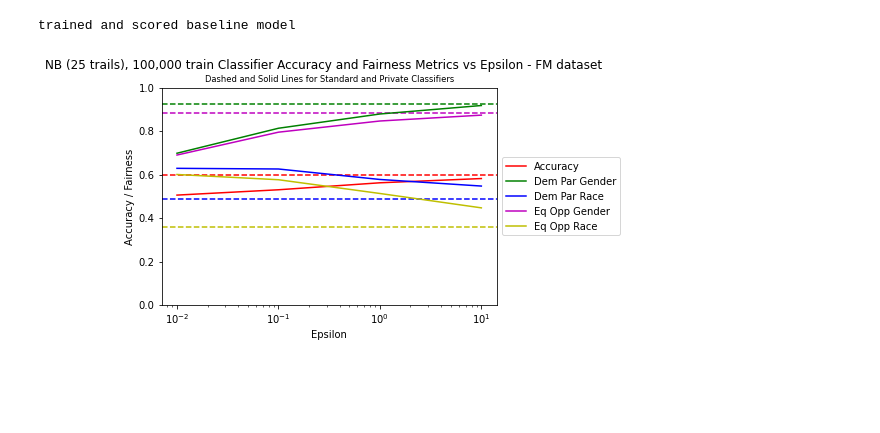
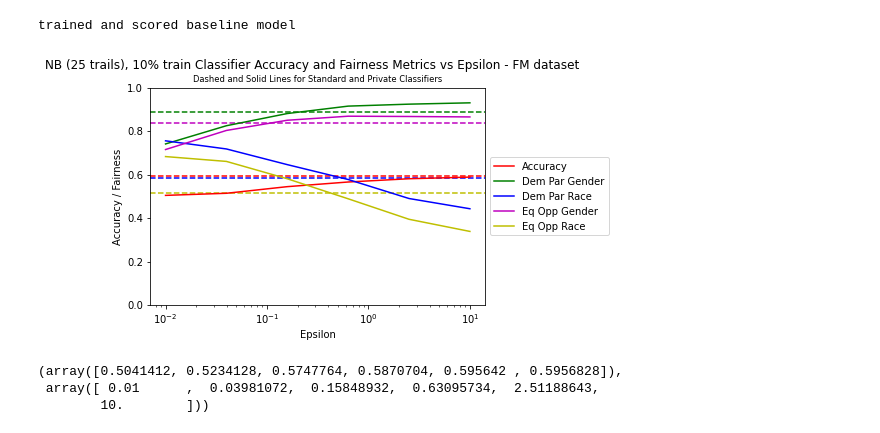
Before and after one commit to ajbisberg/csci631, a Jupyter notebook: project/ibm_dp_notebooks/alex-dplib-exp-nb-lr-v2-parallel.ipynb, the cells around one changed output. Saved outputs shown, nothing was run; the diff lists cells and outputs as text; code cells hidden in the pictures; blank space fills up the shorter version.

```diff
--- a/project/ibm_dp_notebooks/alex-dplib-exp-nb-lr-v2-parallel.ipynb
+++ b/project/ibm_dp_notebooks/alex-dplib-exp-nb-lr-v2-parallel.ipynb
@@ -34,7 +34,8 @@ def smooth(scalars, weight):  # Weight between 0 and 1
         last = smoothed_val                                  # Anchor the last smoothed value
     return smoothed
 
-eps_list = np.logspace(-2, 1, 4) # np.logspace(-2, 1, 10)
+# np.logspace(-2, 1, 4)
+eps_list = np.logspace(-2, 1, 6)
 
 def gen_reg_model_params(X_train, y_train, X_test, y_test, cls_str, gender_attr_str, race_attr_str):
     clf = get_classifier(cls_str, diffpriv=False)
@@ -151,8 +152,8 @@ y_test = pd.read_pickle(save_data_loc+'y_test.gz')
 # %%
 ### Trim data for testing
 
-tr_cut = np.random.random_integers(0, len(X_train)-1, int(1e5))
-test_cut = np.random.random_integers(0, len(X_test)-1, int(1e4))
+tr_cut = np.random.random_integers(0, len(X_train)-1, int(2.6e5))
+test_cut = np.random.random_integers(0, len(X_test)-1, int(1e5))
 
 X_train.index = np.arange(0,len(X_train))
 y_train.index = np.arange(0,len(X_train))
@@ -224,7 +227,13 @@ trained and scored baseline model
 # %%
 plot_params(
     pp_nb,
     pp_dpnb,
-    'NB (25 trails), 100,000 train',0.5)
+    'NB (25 trails), 10% train',0.5)
 # %% [output]
-[figure, old version]
+[figure, new version]
+# %%
+pp_dpnb[0], eps_list
+# %% [output]
+(array([0.5041412, 0.5234128, 0.5747764, 0.5870704, 0.595642 , 0.5956828]),
+ array([ 0.01      ,  0.03981072,  0.15848932,  0.63095734,  2.51188643,
+        10.        ]))
```
Also changed, not shown: parts of 6 cells of this notebook, 7 other files.
